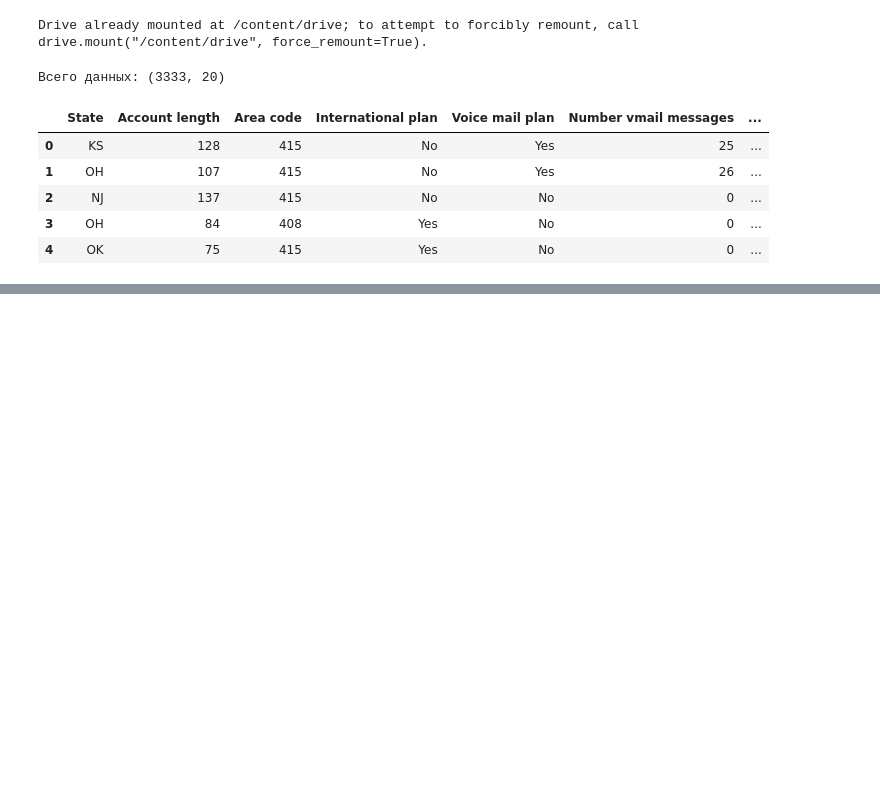
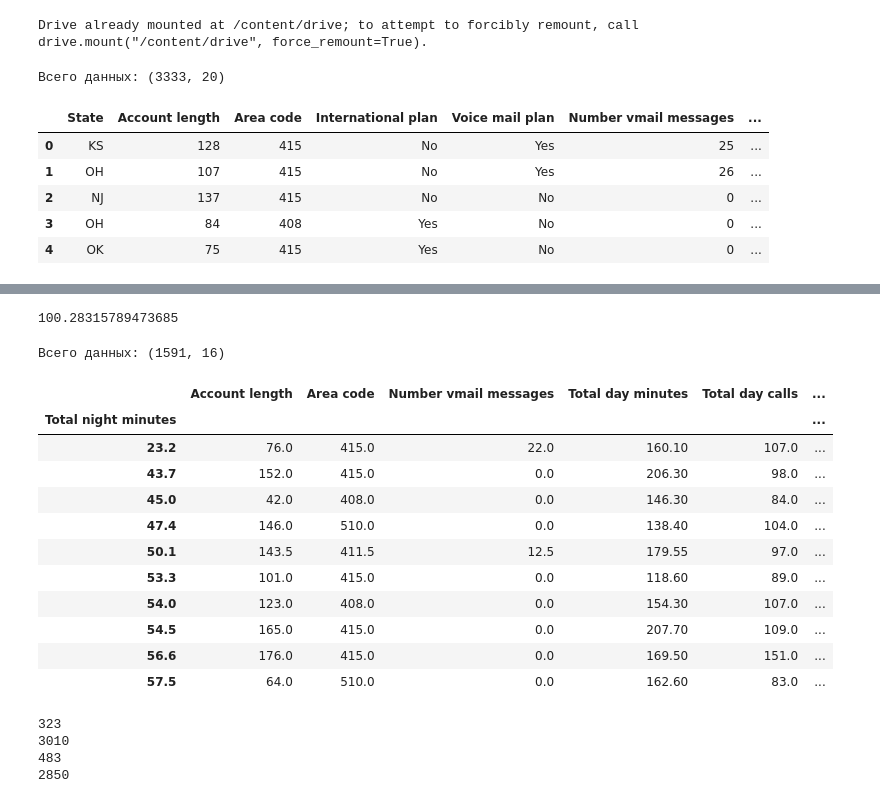
Before and after one commit to DmitryVS/trash, a Jupyter notebook: test.ipynb, the cells around one changed output, grey strips where cells are left out. Drawn from its saved outputs; the diff is of its cells as text; code cells hidden in the pictures; blank space fills up the shorter version.

```diff
--- a/test.ipynb
+++ b/test.ipynb
@@ -27,4 +28,5 @@ df.head()
 | 4 | OK | 75 | 415 | Yes | No | 0 | ... |
 # %%
 #3. Получить все признаки и составить к ним описание;
-df.info()
+pd.set_option('display.max_columns', 100)
+pd.set_option('display.max_rows', 100)
@@ -59,4 +103,27 @@ memory usage: 498.1+ KB
 # %%
 #9. Получить сколько в среднем в течение дня разговаривают по телефону нелояльные пользователи;
+
+df1=df.loc[df['Churn']==0]
+df.head()
+df1['Total day calls'].mean()
+# %% [output]
+100.28315789473685
 # %%
 #10. Сгруппировать данные по признаку:«Количество минут ночью»;
+df2=df.groupby(['Total night minutes']).mean()
+print(f'Всего данных: {df2.shape}')
+df2.head(10)
+# %% [output]
+Всего данных: (1591, 16)
+|  | Account length | Area code | Number vmail messages | Total day minutes | Total day calls | ... |
+| Total night minutes |  |  |  |  |  | ... |
+| 23.2 | 76.0 | 415.0 | 22.0 | 160.10 | 107.0 | ... |
+| 43.7 | 152.0 | 415.0 | 0.0 | 206.30 | 98.0 | ... |
+| 45.0 | 42.0 | 408.0 | 0.0 | 146.30 | 84.0 | ... |
+| 47.4 | 146.0 | 510.0 | 0.0 | 138.40 | 104.0 | ... |
+| 50.1 | 143.5 | 411.5 | 12.5 | 179.55 | 97.0 | ... |
+| 53.3 | 101.0 | 415.0 | 0.0 | 118.60 | 89.0 | ... |
+| 54.0 | 123.0 | 408.0 | 0.0 | 154.30 | 107.0 | ... |
+| 54.5 | 165.0 | 415.0 | 0.0 | 207.70 | 109.0 | ... |
+| 56.6 | 176.0 | 415.0 | 0.0 | 169.50 | 151.0 | ... |
+| 57.5 | 64.0 | 510.0 | 0.0 | 162.60 | 83.0 | ... |
@@ -64,0 +130,13 @@ memory usage: 498.1+ KB
+# %%
+#11. Получить наблюдения в контексте двух признаков:«Churn» и «International plan»;
+
+print(df.loc[df['International plan']=='Yes'].count()[0])
+print(df.loc[df['International plan']=='No'].count()[0])
+
+print(df.loc[df['Churn']==1].count()[0])
+print(df.loc[df['Churn']==0].count()[0])
+# %% [output]
+323
+3010
+483
+2850
```
Also changed, not shown: parts of 8 cells of this notebook.
